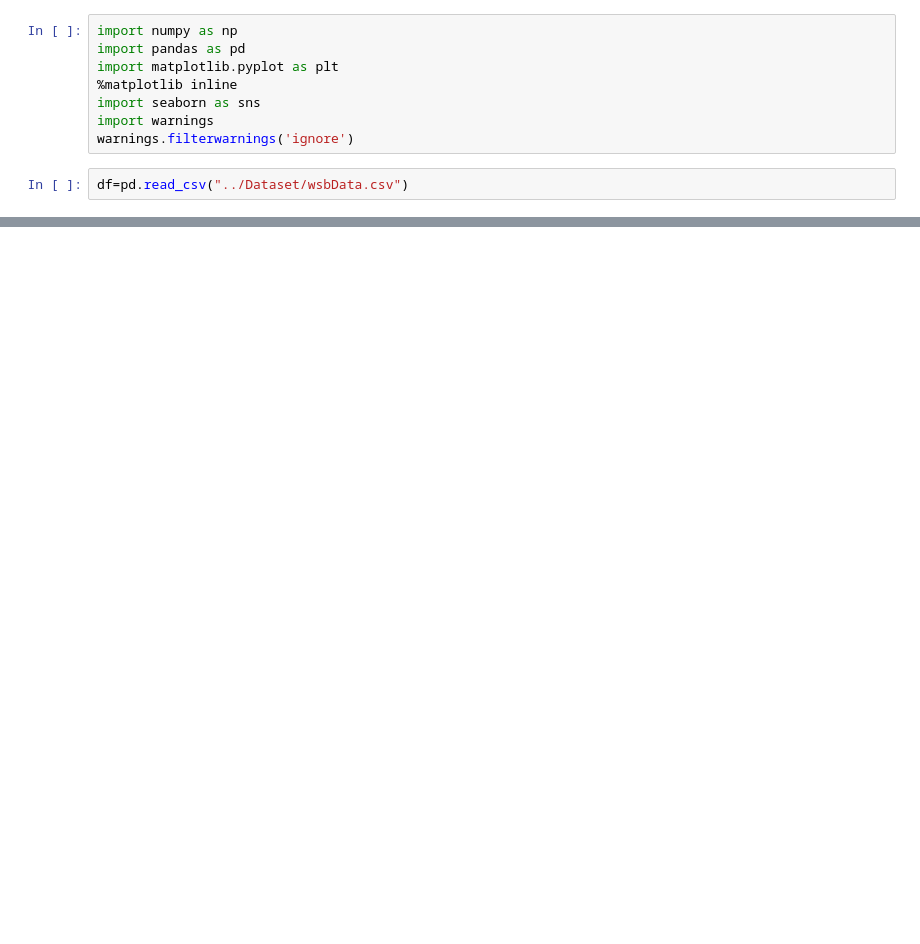
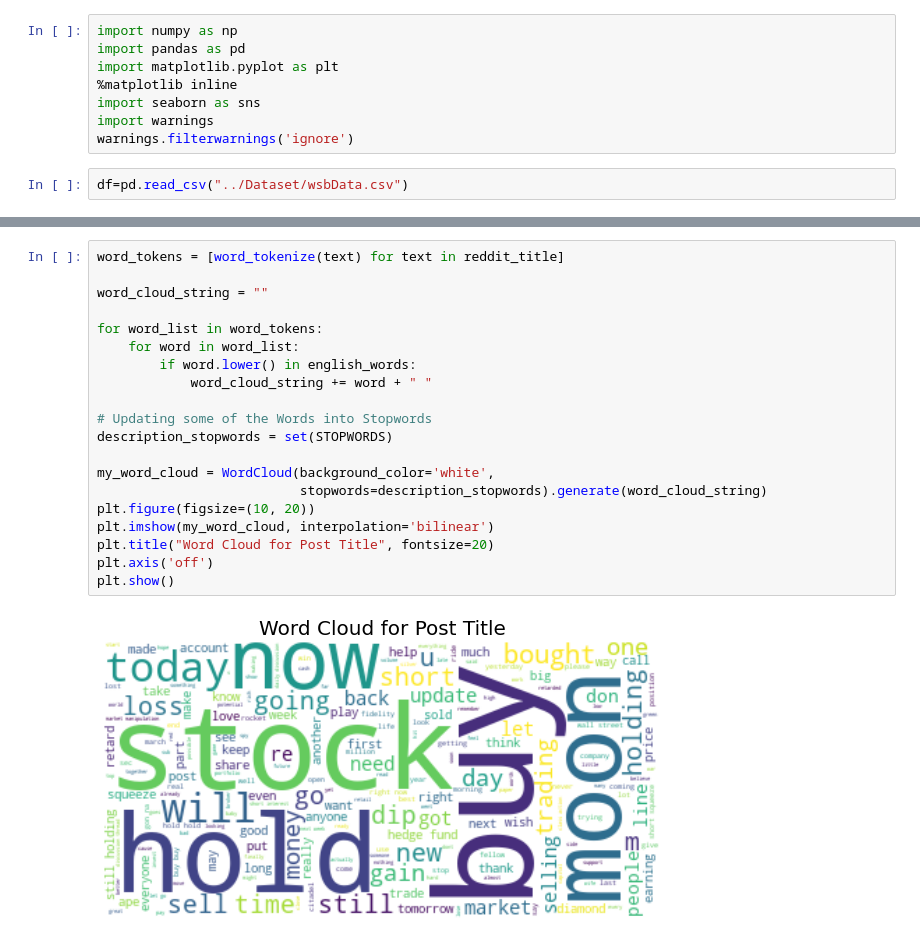
Before and after one commit to Srivari07/wallstreetbet, a Jupyter notebook: Notebook/preprocessing.ipynb, the cells around one changed output, grey strips where cells are left out. Saved outputs shown, nothing was run; the diff lists cells and outputs as text; blank space fills up the shorter version.

```diff
--- a/Notebook/preprocessing.ipynb
+++ b/Notebook/preprocessing.ipynb
@@ -19,0 +107,22 @@ df.head()
+# %%
+word_tokens = [word_tokenize(text) for text in reddit_title]
+
+word_cloud_string = ""
+
+for word_list in word_tokens:
+    for word in word_list:
+        if word.lower() in english_words:
+            word_cloud_string += word + " "
+
+# Updating some of the Words into Stopwords
+description_stopwords = set(STOPWORDS)
+
+my_word_cloud = WordCloud(background_color='white',
+                          stopwords=description_stopwords).generate(word_cloud_string)
+plt.figure(figsize=(10, 20))
+plt.imshow(my_word_cloud, interpolation='bilinear')
+plt.title("Word Cloud for Post Title", fontsize=20)
+plt.axis('off')
+plt.show()
+# %% [output]
+[figure, added]
```
Also changed, not shown: parts of 11 cells of this notebook.
